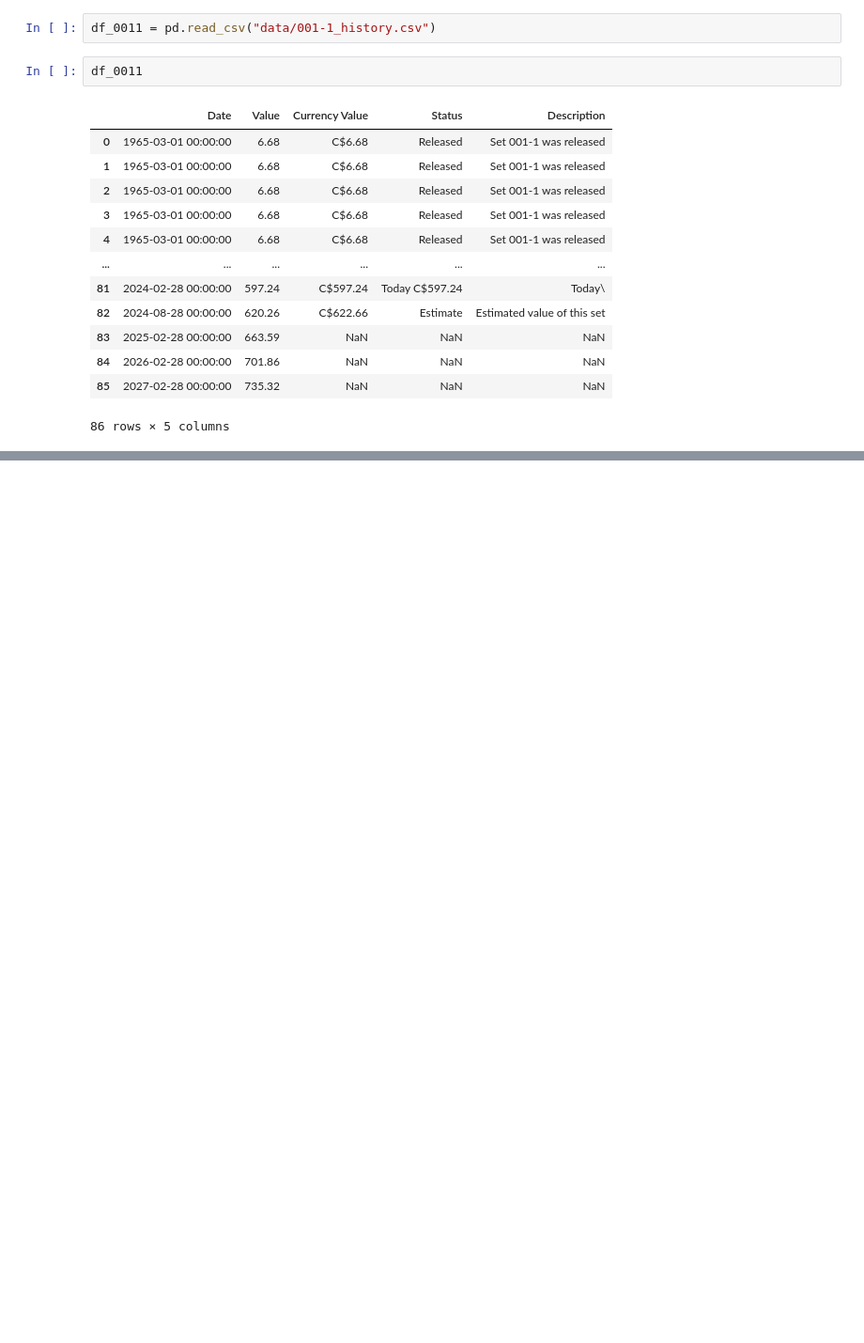
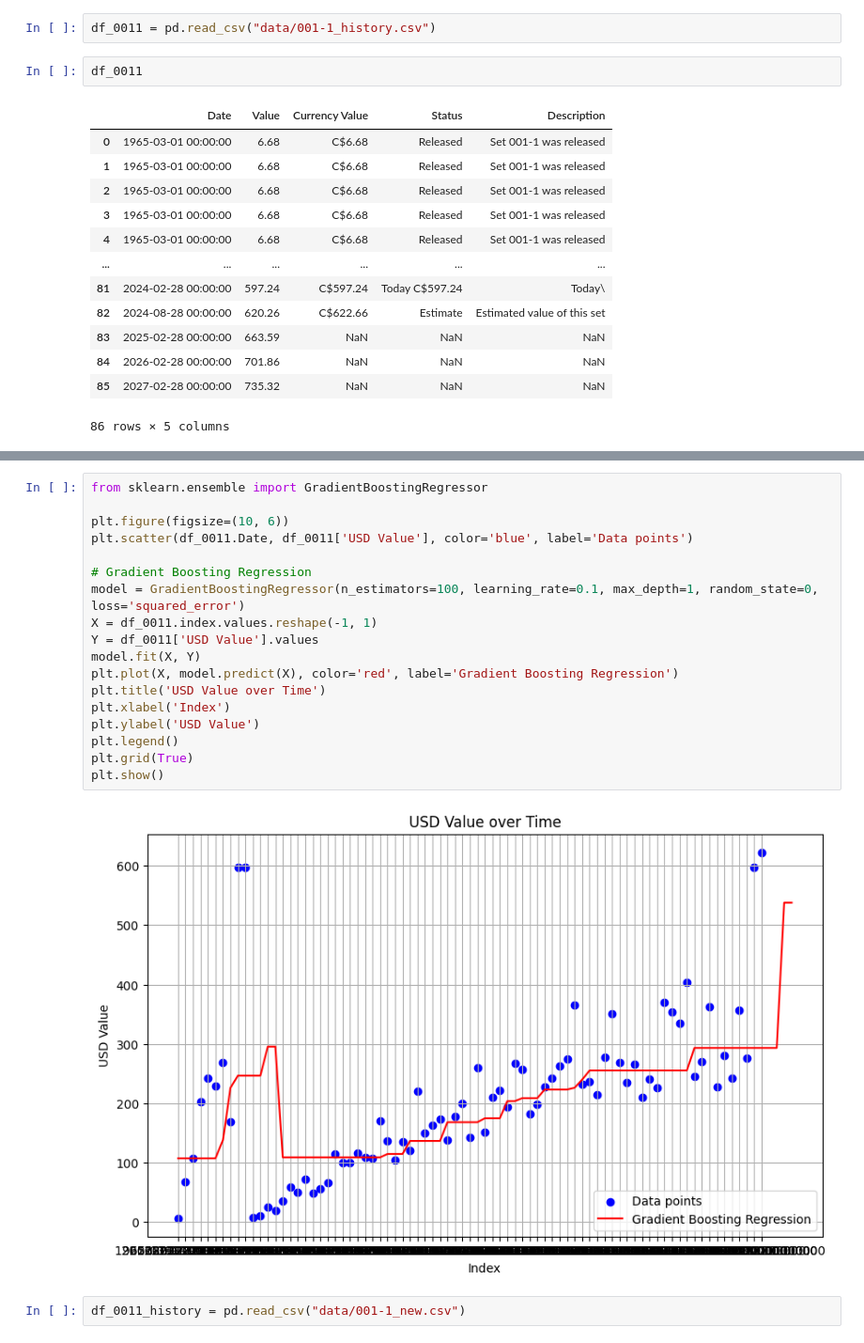
Before and after one commit to AlgoETS/LegosTracker, a Jupyter notebook: analyse.ipynb, the cells around one changed output, grey strips where cells are left out. Shown at 94% size. Saved outputs shown, nothing was run; the diff lists cells and outputs as text; blank space fills up the shorter version.

```diff
--- a/analyse.ipynb
+++ b/analyse.ipynb
@@ -188,0 +265,22 @@ plt.show()
+# %%
+from sklearn.ensemble import GradientBoostingRegressor
+
+plt.figure(figsize=(10, 6))
+plt.scatter(df_0011.Date, df_0011['USD Value'], color='blue', label='Data points')
+
+# Gradient Boosting Regression
+model = GradientBoostingRegressor(n_estimators=100, learning_rate=0.1, max_depth=1, random_state=0, loss='squared_error')
+X = df_0011.index.values.reshape(-1, 1)
+Y = df_0011['USD Value'].values
+model.fit(X, Y)
+plt.plot(X, model.predict(X), color='red', label='Gradient Boosting Regression')
+plt.title('USD Value over Time')
+plt.xlabel('Index')
+plt.ylabel('USD Value')
+plt.legend()
+plt.grid(True)
+plt.show()
+# %% [output]
+[figure, added]
+# %%
+df_0011_history = pd.read_csv("data/001-1_new.csv")
```
Also changed, not shown: parts of 9 cells of this notebook, 12 other files.
